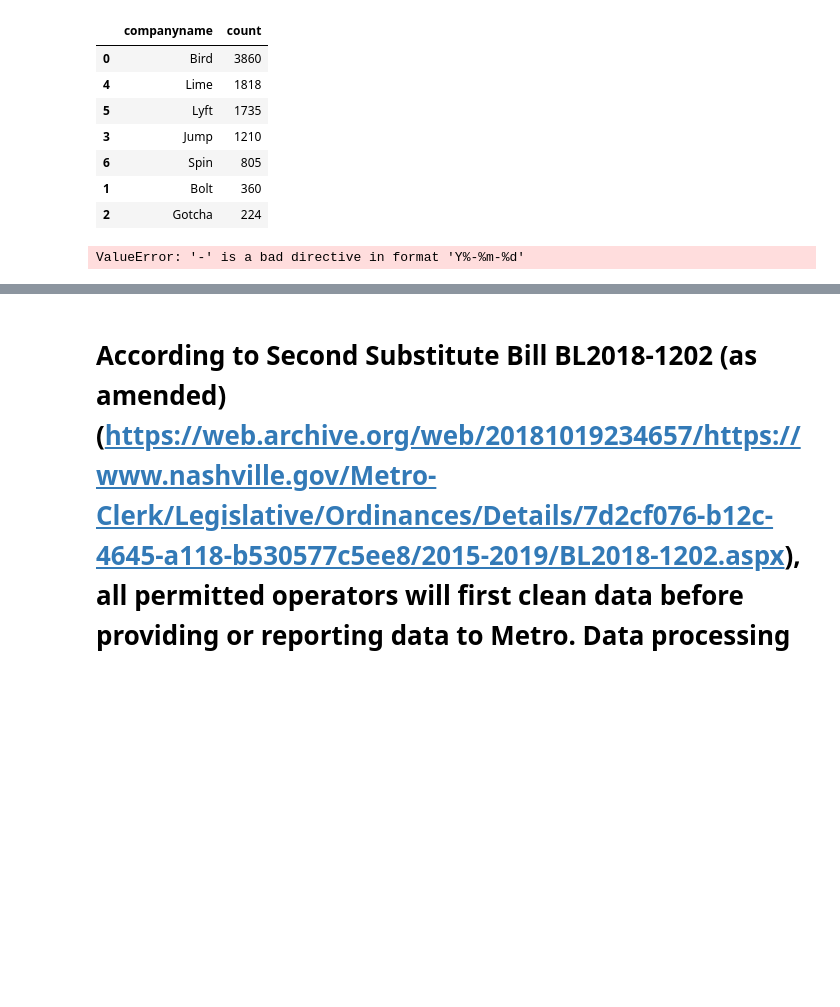
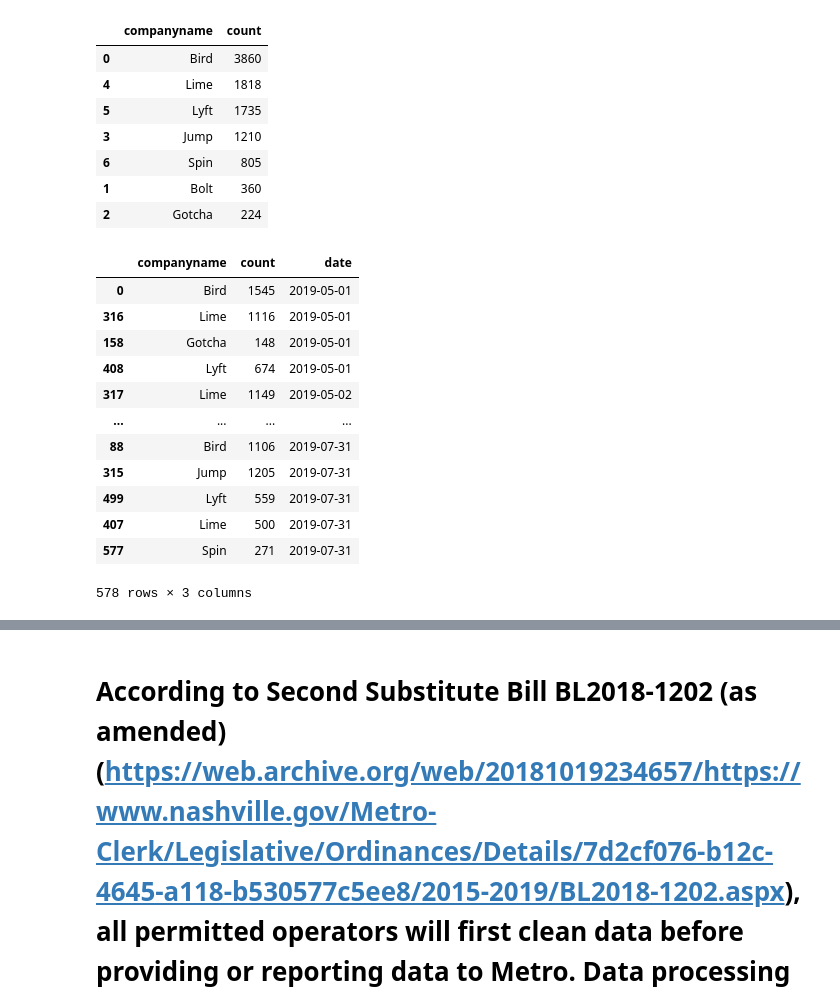
Before and after one commit to NSS-Data-Analytics-Cohort-11/scooters-supreme, a Jupyter notebook: notebook/scooters.ipynb, the cells around one changed output, grey strips where cells are left out. Cells and saved outputs as stored; diff of their text form; code cells hidden in the pictures; blank space fills up the shorter version.

```diff
--- a/notebook/scooters.ipynb
+++ b/notebook/scooters.ipynb
@@ -288,18 +300,30 @@ cc_distinctsumdid.sort_values('count', ascending=False)
 | 2 | Gotcha | 224 |
 # %%
 #Did the number for each company change over time?
-query = '''SELECT companyname, COUNT(DISTINCT(sumdid)), concat(EXTRACT(Year from pubdatetime),'-',EXTRACT(Month from pubdatetime), '-', EXTRACT(Day from pubdatetime)) AS date
+query = '''SELECT companyname, COUNT(DISTINCT(sumdid)), CAST(pubdatetime as DATE) as date
             FROM scooters
             WHERE sumdgroup NOT LIKE 'bicycle'
             GROUP BY companyname, date;'''
 with engine.connect() as connection:
     scooters_over_time = pd.read_sql(text(query), con = connection)
 
-scooters_over_time.date = pd.to_datetime(scooters_over_time.date, format = 'Y%-%m-%d')
+# scooters_over_time.date = pd.to_datetime(scooters_over_time.date, format = 'Y%-%m-%d')
 
 scooters_over_time.sort_values('date', ascending=True)
 # %% [output]
+|  | companyname | count | date |
+| 0 | Bird | 1545 | 2019-05-01 |
+| 316 | Lime | 1116 | 2019-05-01 |
+| 158 | Gotcha | 148 | 2019-05-01 |
+| 408 | Lyft | 674 | 2019-05-01 |
+| 317 | Lime | 1149 | 2019-05-02 |
+| ... | ... | ... | ... |
+| 88 | Bird | 1106 | 2019-07-31 |
+| 315 | Jump | 1205 | 2019-07-31 |
+| 499 | Lyft | 559 | 2019-07-31 |
+| 407 | Lime | 500 | 2019-07-31 |
+| 577 | Spin | 271 | 2019-07-31 |
-ValueError: '-' is a bad directive in format 'Y%-%m-%d'
+578 rows × 3 columns
 # %%
 scooters_over_time.sort_values('date', ascending=True).reset_index()
 # %% [output]
```
Also changed, not shown: parts of 46 cells of this notebook.
